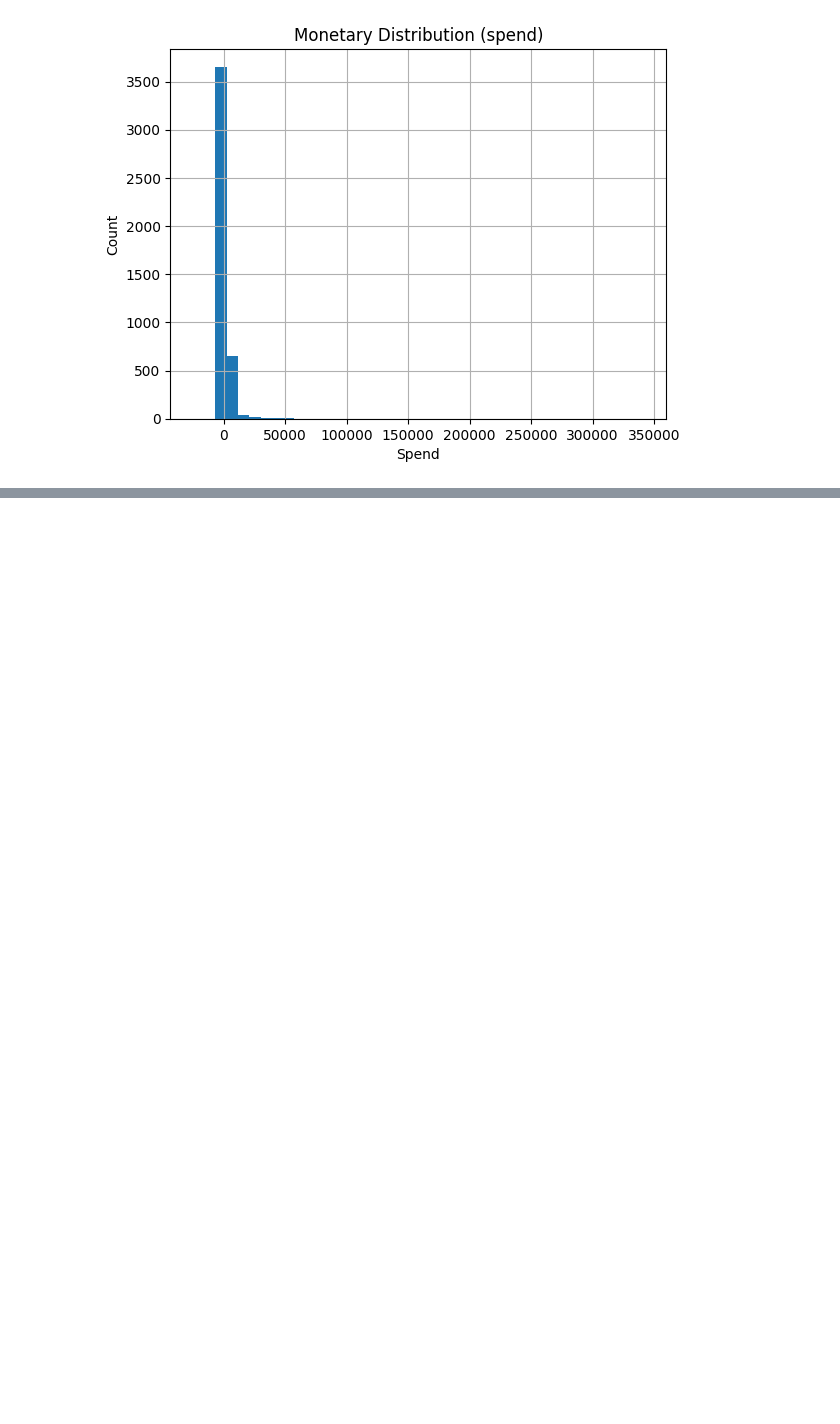
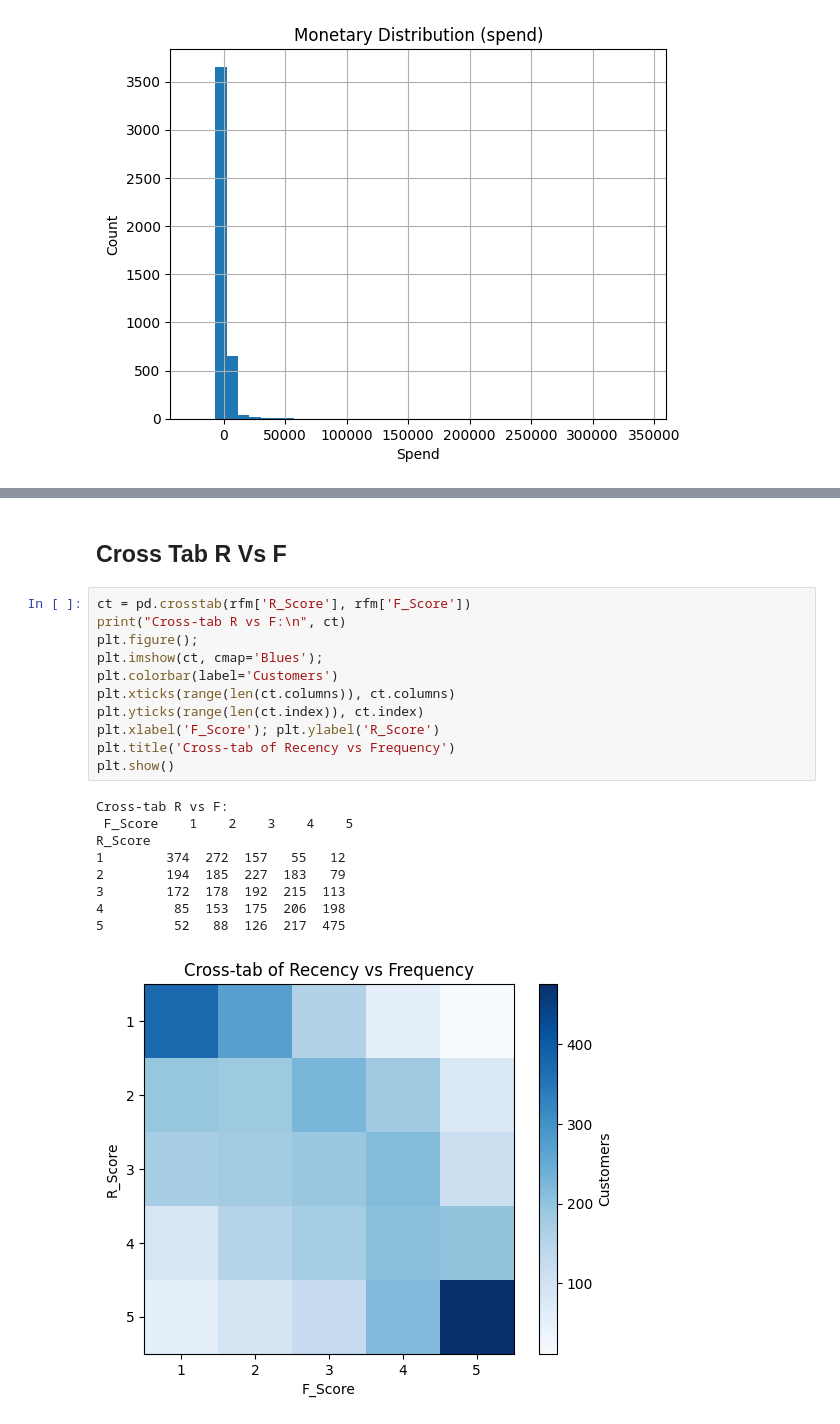
Before and after one commit to mmilannaik/BigOCheatSheet, a Jupyter notebook: MiQ_Customer_Segmentation_RFM.ipynb, the cells around one changed output, grey strips where cells are left out. Drawn from its saved outputs; the diff is of its cells as text; blank space fills up the shorter version.

```diff
--- a/MiQ_Customer_Segmentation_RFM.ipynb
+++ b/MiQ_Customer_Segmentation_RFM.ipynb
@@ -148,0 +200,23 @@ plt.title('Monetary Distribution (spend)'); plt.xlabel('Spend'); plt.ylabel('Cou
+# %% [markdown]
+## Cross Tab R Vs F
+# %%
+ct = pd.crosstab(rfm['R_Score'], rfm['F_Score'])
+print("Cross-tab R vs F:\n", ct)
+plt.figure();
+plt.imshow(ct, cmap='Blues');
+plt.colorbar(label='Customers')
+plt.xticks(range(len(ct.columns)), ct.columns)
+plt.yticks(range(len(ct.index)), ct.index)
+plt.xlabel('F_Score'); plt.ylabel('R_Score')
+plt.title('Cross-tab of Recency vs Frequency')
+plt.show()
+# %% [output]
+Cross-tab R vs F:
+ F_Score    1    2    3    4    5
+R_Score
+1        374  272  157   55   12
+2        194  185  227  183   79
+3        172  178  192  215  113
+4         85  153  175  206  198
+5         52   88  126  217  475
+[figure, added]
```
Also changed, not shown: parts of 20 cells of this notebook.
